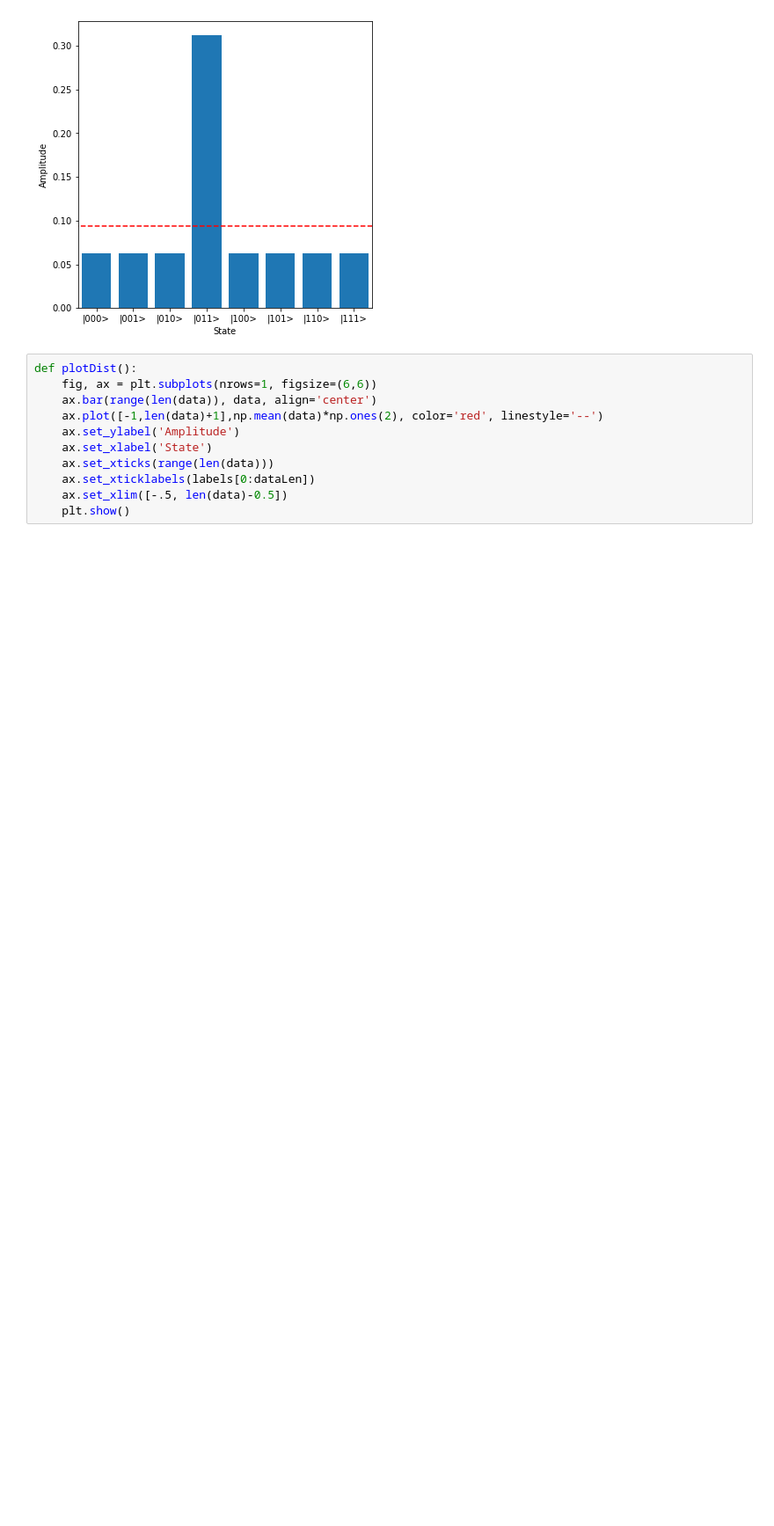
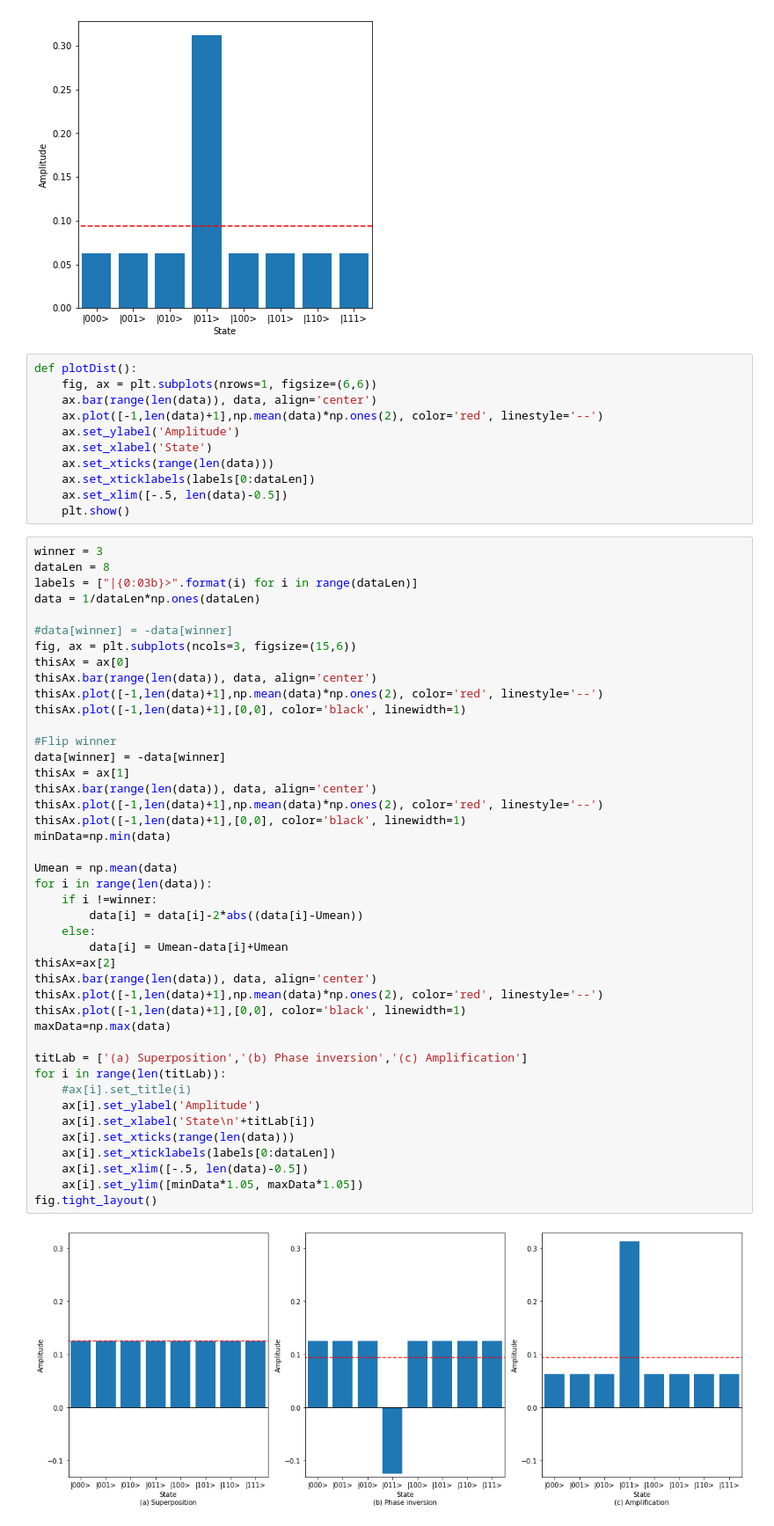
Before and after one commit to Jonathanchan1996/QM_Sandbox, a Jupyter notebook: finalProjplt.ipynb, the cells around one changed output. Shown at 88% size. Saved outputs shown, nothing was run; the diff lists cells and outputs as text; blank space fills up the shorter version.

```diff
--- a/finalProjplt.ipynb
+++ b/finalProjplt.ipynb
@@ -39,3 +40,48 @@ def plotDist():
     ax.set_xticklabels(labels[0:dataLen])
     ax.set_xlim([-.5, len(data)-0.5])
     plt.show()
+# %%
+winner = 3
+dataLen = 8
+labels = ["|{0:03b}>".format(i) for i in range(dataLen)]
+data = 1/dataLen*np.ones(dataLen)
+
+#data[winner] = -data[winner]
+fig, ax = plt.subplots(ncols=3, figsize=(15,6))
+thisAx = ax[0]
+thisAx.bar(range(len(data)), data, align='center')
+thisAx.plot([-1,len(data)+1],np.mean(data)*np.ones(2), color='red', linestyle='--')
+thisAx.plot([-1,len(data)+1],[0,0], color='black', linewidth=1)
+
+#Flip winner
+data[winner] = -data[winner]
+thisAx = ax[1]
+thisAx.bar(range(len(data)), data, align='center')
+thisAx.plot([-1,len(data)+1],np.mean(data)*np.ones(2), color='red', linestyle='--')
+thisAx.plot([-1,len(data)+1],[0,0], color='black', linewidth=1)
+minData=np.min(data)
+
+Umean = np.mean(data)
+for i in range(len(data)):
+    if i !=winner:
+        data[i] = data[i]-2*abs((data[i]-Umean))
+    else:
+        data[i] = Umean-data[i]+Umean
+thisAx=ax[2]
+thisAx.bar(range(len(data)), data, align='center')
+thisAx.plot([-1,len(data)+1],np.mean(data)*np.ones(2), color='red', linestyle='--')
+thisAx.plot([-1,len(data)+1],[0,0], color='black', linewidth=1)
+maxData=np.max(data)
+
+titLab = ['(a) Superposition','(b) Phase inversion','(c) Amplification']
+for i in range(len(titLab)):
+    #ax[i].set_title(i)
+    ax[i].set_ylabel('Amplitude')
+    ax[i].set_xlabel('State\n'+titLab[i])
+    ax[i].set_xticks(range(len(data)))
+    ax[i].set_xticklabels(labels[0:dataLen])
+    ax[i].set_xlim([-.5, len(data)-0.5])
+    ax[i].set_ylim([minData*1.05, maxData*1.05])
+fig.tight_layout()
+# %% [output]
+[figure, added]
```
Also changed, not shown: parts of 5 cells of this notebook, 7 other files.
